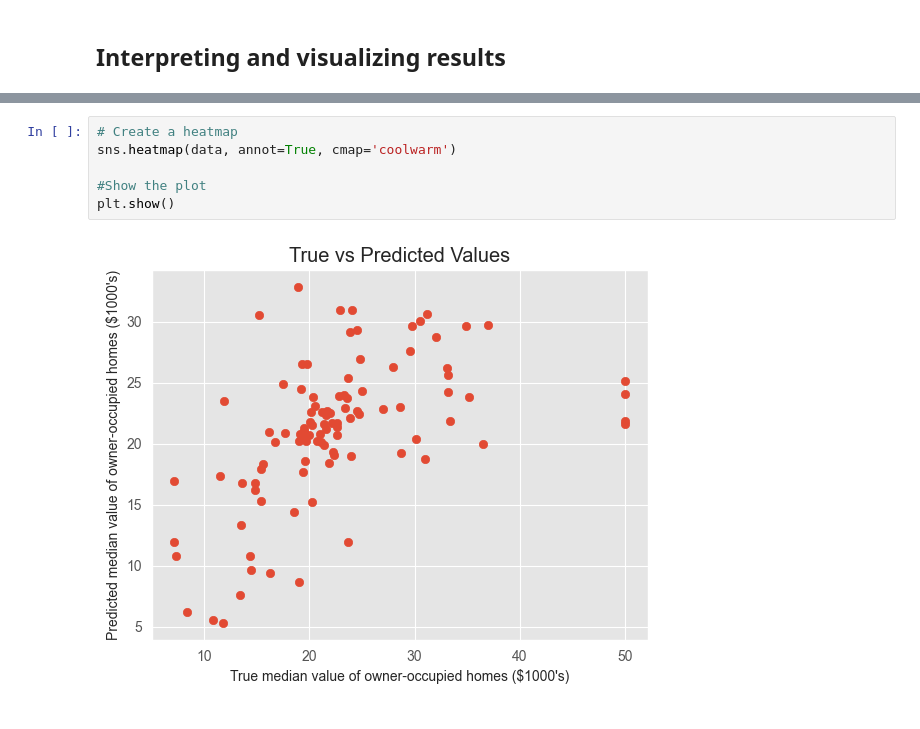
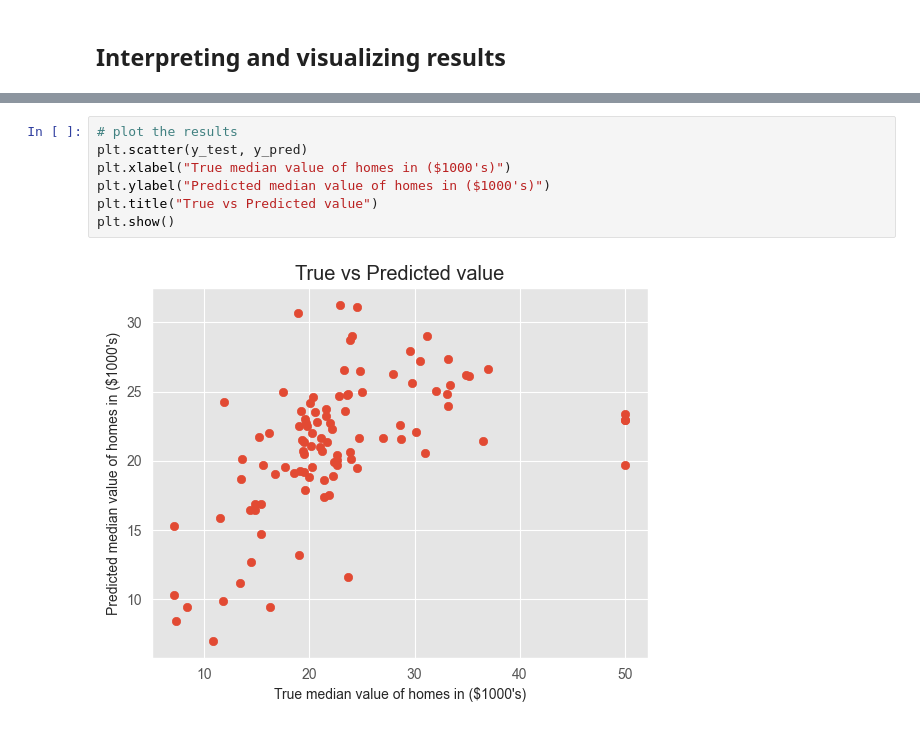
Before and after one commit to nripstein/Tensorflow-Tutorial, a Jupyter notebook: notebook practice.ipynb, the cells around one changed output, grey strips where cells are left out. Saved outputs shown, nothing was run; the diff lists cells and outputs as text.

Commit message:
Boston Housing visualizations

```diff
--- a/notebook practice.ipynb
+++ b/notebook practice.ipynb
@@ -138,8 +128,9 @@ Text(0, 0.5, 'loss')
-# %%
-# Create a heatmap
-sns.heatmap(data, annot=True, cmap='coolwarm')
-
-#Show the plot
-plt.show()
-# %% [output]
-[figure, removed]
+# %%
+# plot the results
+plt.scatter(y_test, y_pred)
+plt.xlabel("True median value of homes in ($1000's)")
+plt.ylabel("Predicted median value of homes in ($1000's)")
+plt.title("True vs Predicted value")
+plt.show()
+# %% [output]
+[figure, added]
```
Also changed, not shown: parts of 10 cells of this notebook.
